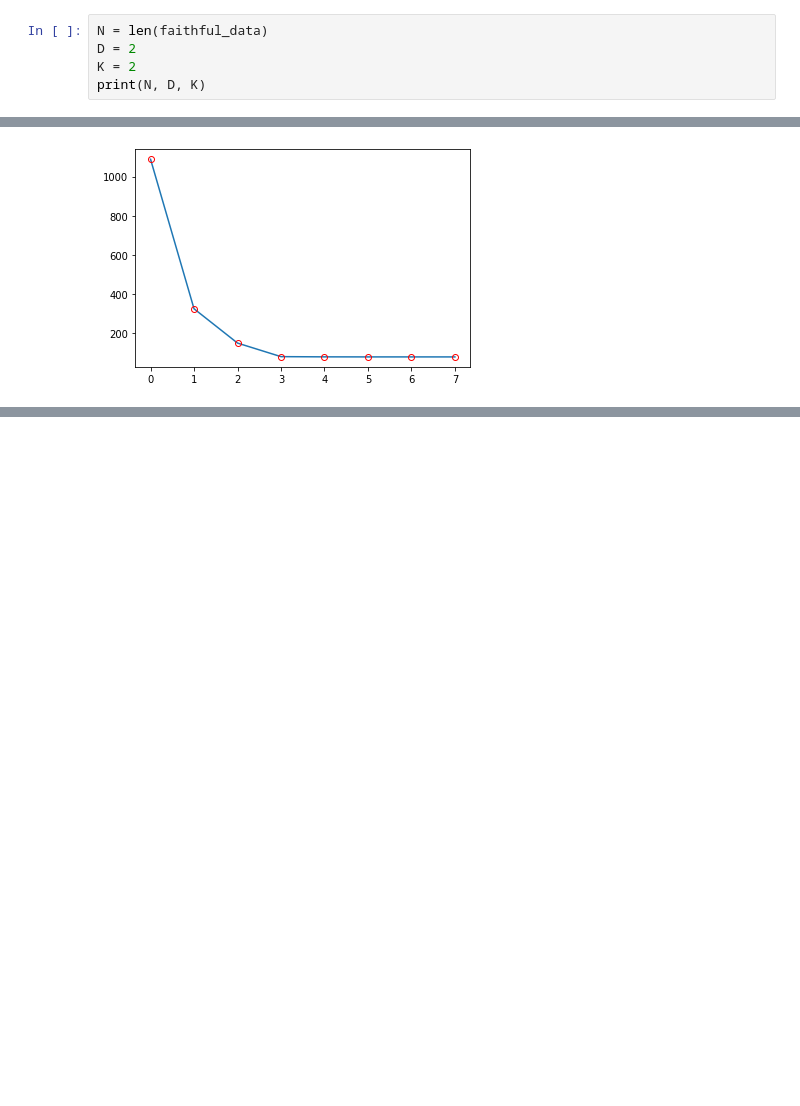
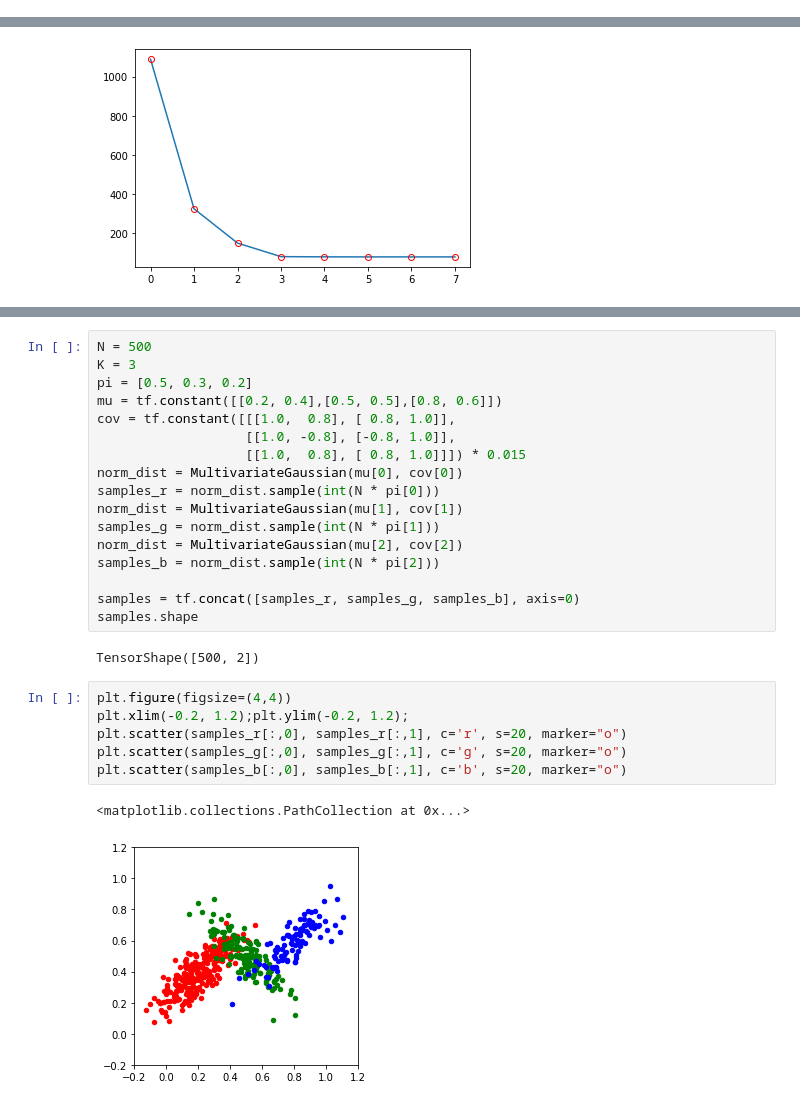
Before and after one commit to bt22dr/PRML, a Jupyter notebook: PRML_chapter_9.ipynb, the cells around one changed output, grey strips where cells are left out. Cells and saved outputs as stored; diff of their text form; blank space fills up the shorter version.

```diff
--- a/PRML_chapter_9.ipynb
+++ b/PRML_chapter_9.ipynb
@@ -88,8 +72,3 @@ print(faithful_data[:10])
  [ 0.09849886  1.03927655]
  [-1.34979544 -1.46625773]
  [ 0.75681445  1.03927655]]
-# %%
-N = len(faithful_data)
-D = 2
-K = 2
-print(N, D, K)
@@ -203,0 +232,28 @@ plt.plot(model.loss, 'ro', fillstyle='none')
+# %%
+N = 500
+K = 3
+pi = [0.5, 0.3, 0.2]
+mu = tf.constant([[0.2, 0.4],[0.5, 0.5],[0.8, 0.6]])
+cov = tf.constant([[[1.0,  0.8], [ 0.8, 1.0]],
+                   [[1.0, -0.8], [-0.8, 1.0]],
+                   [[1.0,  0.8], [ 0.8, 1.0]]]) * 0.015
+norm_dist = MultivariateGaussian(mu[0], cov[0])
+samples_r = norm_dist.sample(int(N * pi[0]))
+norm_dist = MultivariateGaussian(mu[1], cov[1])
+samples_g = norm_dist.sample(int(N * pi[1]))
+norm_dist = MultivariateGaussian(mu[2], cov[2])
+samples_b = norm_dist.sample(int(N * pi[2]))
+
+samples = tf.concat([samples_r, samples_g, samples_b], axis=0)
+samples.shape
+# %% [output]
+TensorShape([500, 2])
+# %%
+plt.figure(figsize=(4,4))
+plt.xlim(-0.2, 1.2);plt.ylim(-0.2, 1.2);
+plt.scatter(samples_r[:,0], samples_r[:,1], c='r', s=20, marker="o")
+plt.scatter(samples_g[:,0], samples_g[:,1], c='g', s=20, marker="o")
+plt.scatter(samples_b[:,0], samples_b[:,1], c='b', s=20, marker="o")
+# %% [output]
+<matplotlib.collections.PathCollection at 0x...>
+[figure, added]
```
Also changed, not shown: parts of 21 cells of this notebook.
